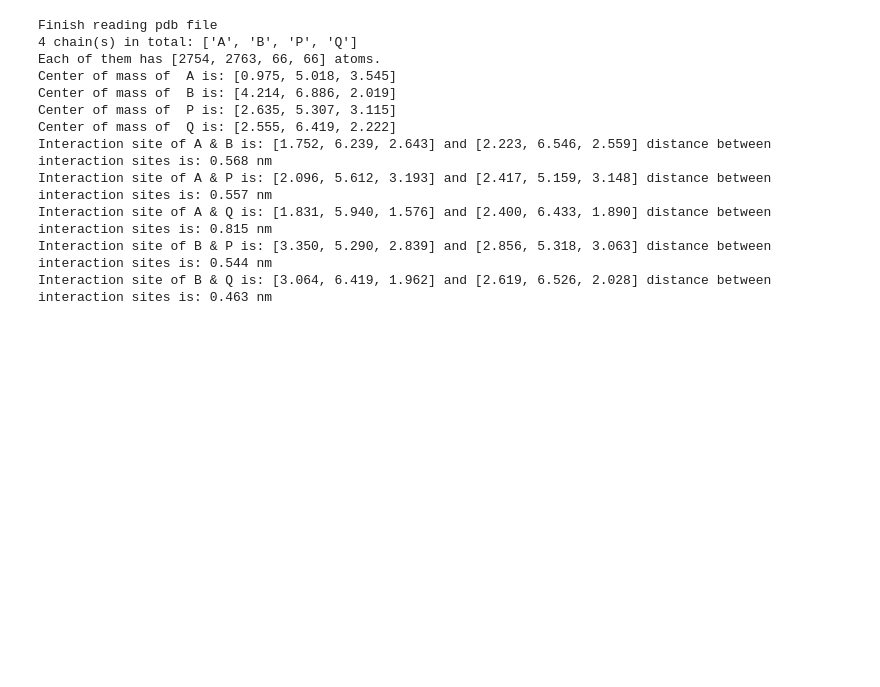
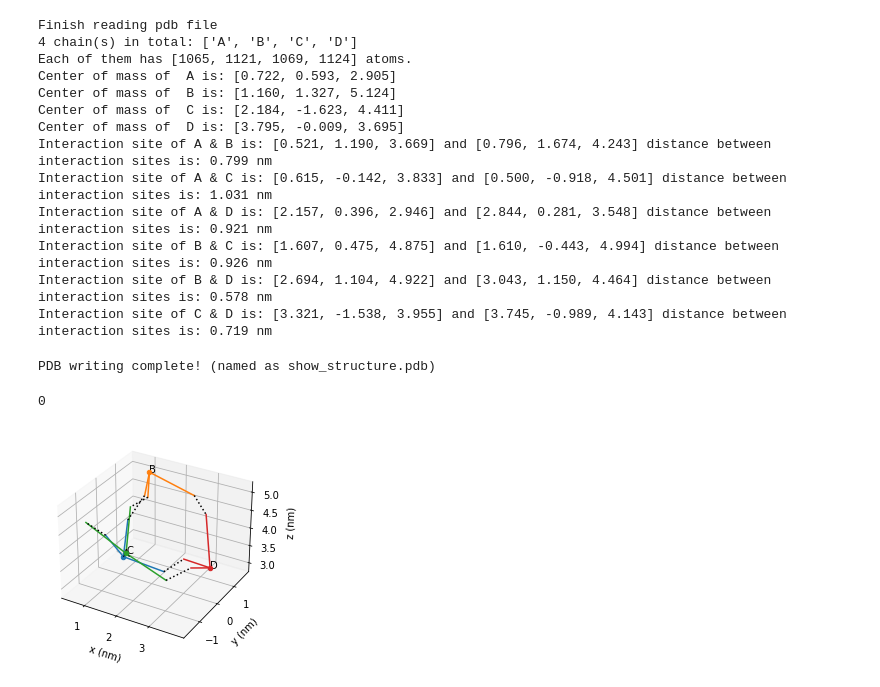
Before and after one commit to jonathanfischer97/ionerdss, a Jupyter notebook: PdbAngleCalculation/read_pdb_jupyter.ipynb, the cells around one changed output. Saved outputs shown, nothing was run; the diff lists cells and outputs as text; code cells hidden in the pictures; blank space fills up the shorter version.

```diff
--- a/PdbAngleCalculation/read_pdb_jupyter.ipynb
+++ b/PdbAngleCalculation/read_pdb_jupyter.ipynb
@@ -758,20 +758,21 @@ def real_PDB_seperate_write(Result: tuple):
             f.write("COM %s\n" % chain_string[j])
     return 0
 # %%
-result1 = real_PDB_seperate_read(FileName='1utc.pdb')
+result1 = real_PDB_seperate_read(FileName='1si4.pdb')
 # %% [output]
 Finish reading pdb file
-4 chain(s) in total: ['A', 'B', 'P', 'Q']
-Each of them has [2754, 2763, 66, 66] atoms.
-Center of mass of  A is: [0.975, 5.018, 3.545]
-Center of mass of  B is: [4.214, 6.886, 2.019]
-Center of mass of  P is: [2.635, 5.307, 3.115]
-Center of mass of  Q is: [2.555, 6.419, 2.222]
-Interaction site of A & B is: [1.752, 6.239, 2.643] and [2.223, 6.546, 2.559] distance between interaction sites is: 0.568 nm
-Interaction site of A & P is: [2.096, 5.612, 3.193] and [2.417, 5.159, 3.148] distance between interaction sites is: 0.557 nm
-Interaction site of A & Q is: [1.831, 5.940, 1.576] and [2.400, 6.433, 1.890] distance between interaction sites is: 0.815 nm
-Interaction site of B & P is: [3.350, 5.290, 2.839] and [2.856, 5.318, 3.063] distance between interaction sites is: 0.544 nm
-Interaction site of B & Q is: [3.064, 6.419, 1.962] and [2.619, 6.526, 2.028] distance between interaction sites is: 0.463 nm
+4 chain(s) in total: ['A', 'B', 'C', 'D']
+Each of them has [1065, 1121, 1069, 1124] atoms.
+Center of mass of  A is: [0.722, 0.593, 2.905]
+Center of mass of  B is: [1.160, 1.327, 5.124]
+Center of mass of  C is: [2.184, -1.623, 4.411]
+Center of mass of  D is: [3.795, -0.009, 3.695]
+Interaction site of A & B is: [0.521, 1.190, 3.669] and [0.796, 1.674, 4.243] distance between interaction sites is: 0.799 nm
+Interaction site of A & C is: [0.615, -0.142, 3.833] and [0.500, -0.918, 4.501] distance between interaction sites is: 1.031 nm
+Interaction site of A & D is: [2.157, 0.396, 2.946] and [2.844, 0.281, 3.548] distance between interaction sites is: 0.921 nm
+Interaction site of B & C is: [1.607, 0.475, 4.875] and [1.610, -0.443, 4.994] distance between interaction sites is: 0.926 nm
+Interaction site of B & D is: [2.694, 1.104, 4.922] and [3.043, 1.150, 4.464] distance between interaction sites is: 0.578 nm
+Interaction site of C & D is: [3.321, -1.538, 3.955] and [3.745, -0.989, 4.143] distance between interaction sites is: 0.719 nm
 # %%
 # result2 = real_PDB_seperate_sigma(Result=result1, ChangeSigma=True, SiteList=[0, 3, 4], NewSigma=[0.5, 0.8, 0.6])
 # %%
@@ -799,11 +800,12 @@ def real_PDB_show(Result: bool):
         for j in range(len(reaction_chain)):
             if unique_chain[i] in reaction_chain[j]:
                 if unique_chain[i] == reaction_chain[j][0]:
-                    react_site = reaction_chain[j][1].lower()
+                    # react_site = reaction_chain[j][1].lower()
                     react_coord = int_site[j][0]
                 else:
-                    react_site = reaction_chain[j][0].lower()
+                    # react_site = reaction_chain[j][0].lower()
                     react_coord = int_site[j][1]
+                react_site = reaction_chain[j][0].lower() + reaction_chain[j][1].lower()
                 f.write('ATOM' + ' '*(7-len(str(tot_count))) + str(tot_count) + \
                     ' '*(5-len(str(react_site))) + str(react_site) + \
                         '   ' + unique_chain[i] + ' '*(5-len(str(i))) + str(i) + \
@@ -812,8 +814,50 @@ def real_PDB_show(Result: bool):
                                     ' '*(8-len(str(round(react_coord[2]*10, 3)))) + str(round(react_coord[2]*10, 3)) + \
                                         '     0     0CL\n')
                 tot_count += 1
-
-
+    print('PDB writing complete! (named as show_structure.pdb)')
+    return 0
 
 
 real_PDB_show(Result=result1)
+# %% [output]
+PDB writing complete! (named as show_structure.pdb)
+0
+# %%
+
+import matplotlib.pyplot as plt
+
+def real_PDB_3D(Result:bool):
+    reaction_chain, int_site, int_site_distance, unique_chain, COM = Result
+    coord_list = []
+    for i in range(len(unique_chain)):
+        coord_list_temp = []
+        coord_list_temp.append(COM[i])
+        for j in range(len(reaction_chain)):
+            if unique_chain[i] in reaction_chain[j]:
+                if unique_chain[i] == reaction_chain[j][0]:
+                    coord_list_temp.append(int_site[j][0])
+                else:
+                    coord_list_temp.append(int_site[j][1])
+        coord_list.append(coord_list_temp)
+    fig = plt.figure(1)
+    color_list = ['C0', 'C1', 'C2', 'C3', 'C4', 'C5', 'C6', 'C7', 'C8', 'C9']
+    ax = fig.gca(projection='3d')
+    for i in range(len(coord_list)):
+        ax.scatter(coord_list[i][0][0], coord_list[i][0][1], coord_list[i][0][2], color=color_list[i%9])
+        ax.text(coord_list[i][0][0], coord_list[i][0][1], coord_list[i][0][2], unique_chain[i], color='k')
+        for j in range(1, len(coord_list[i])):
+            figure = ax.plot([coord_list[i][0][0], coord_list[i][j][0]], \
+                [coord_list[i][0][1], coord_list[i][j][1]], \
+                    [coord_list[i][0][2], coord_list[i][j][2]], color=color_list[i%9])
+    for i in range(len(int_site)):
+        figure = ax.plot([int_site[i][0][0], int_site[i][1][0]], \
+            [int_site[i][0][1], int_site[i][1][1]], \
+                [int_site[i][0][2], int_site[i][1][2]], linestyle=':', color='k')
+    ax.set_xlabel('x (nm)')
+    ax.set_ylabel('y (nm)')
+    ax.set_zlabel('z (nm)')
+    plt.show()
+
+real_PDB_3D(Result=result1)
+# %% [output]
+[figure, added]
```
Also changed, not shown: 33 other files.
